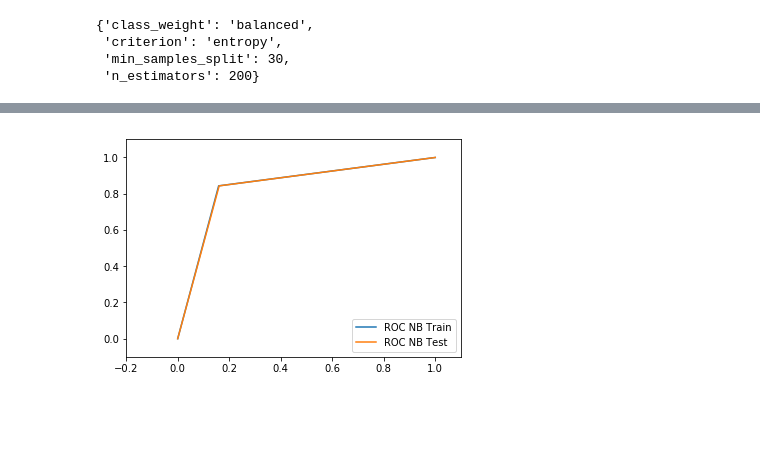
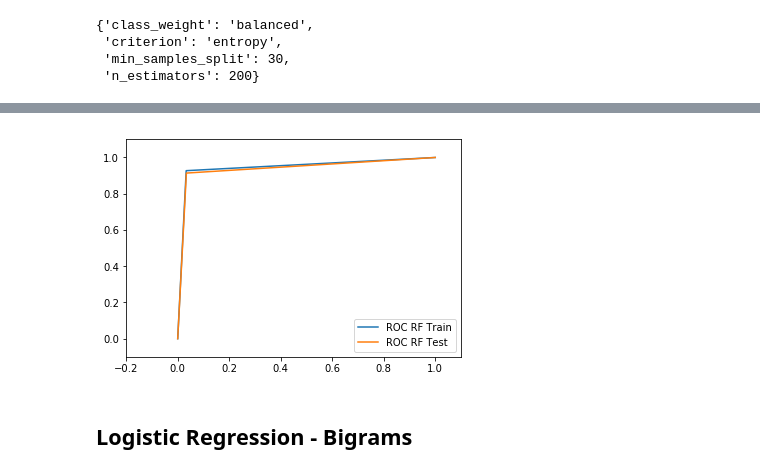
Before and after one commit to jgoldstein2/capstone, a Jupyter notebook: Capstone word2vec.ipynb, the cells around one changed output, grey strips where cells are left out. Drawn from its saved outputs; the diff is of its cells as text; code cells hidden in the pictures; blank space fills up the shorter version.

```diff
--- a/Capstone word2vec.ipynb
+++ b/Capstone word2vec.ipynb
@@ -169,0 +194,21 @@ x_train.head()
+# %%
+# load the models
+fileObject = open('./models/wv_lr_model.sav','rb')
+wv_lr = pickle.load(fileObject)
+
+fileObject = open('./models/wv_svm_model.sav','rb')
+wv_svm = pickle.load(fileObject)
+
+fileObject = open('./models/wv_rf_model.sav','rb')
+wv_rf = pickle.load(fileObject)
+# %%
+# load training/test data:
+clean_final = pd.read_csv("./total_news/clean_final_news.csv", encoding = "utf8", index_col = 0)
+clean_final["binary_response"] = np.where(clean_final["response"] == "Not fake", 0, 1)
+y_response = clean_final.binary_response.values
+# %%
+# load vec_text
+fileObject = open('./lem_texts/vec_text_trigram.sav','rb')
+vec_text = pickle.load(fileObject)
+# %%
+x_train, x_test, y_train, y_test = train_test_split(vec_text, y_response, test_size = 0.2, stratify = y_response)
@@ -401,10 +455,10 @@ Wall time: 2min 8s
 # %%
 %%time
-A=sklearn.metrics.roc_curve(y_train,wv_svm.predict(x_train),pos_label=1)
-B=sklearn.metrics.roc_curve(y_test,wv_svm.predict(x_test),pos_label=1)
+A=sklearn.metrics.roc_curve(y_train,wv_rf.predict(x_train),pos_label=1)
+B=sklearn.metrics.roc_curve(y_test,wv_rf.predict(x_test),pos_label=1)
 
-plt.plot(A[0],A[1],label='ROC NB Train')
-plt.plot(B[0],B[1],label='ROC NB Test')
+plt.plot(A[0],A[1],label='ROC RF Train')
+plt.plot(B[0],B[1],label='ROC RF Test')
 plt.xlim((-0.2,1.1))
 plt.ylim((-0.1,1.1))
 plt.legend(loc=4)
@@ -414,5 +468,7 @@ Wall time: 2min 8s
-[figure, old version]
+[figure, new version]
 # %%
 # saving svm model
 filename = 'wv_rf_model.sav'
 pickle.dump(wv_rf, open(filename, 'wb'))
+# %% [markdown]
+## Logistic Regression - Bigrams
```
Also changed, not shown: parts of 38 cells of this notebook.
